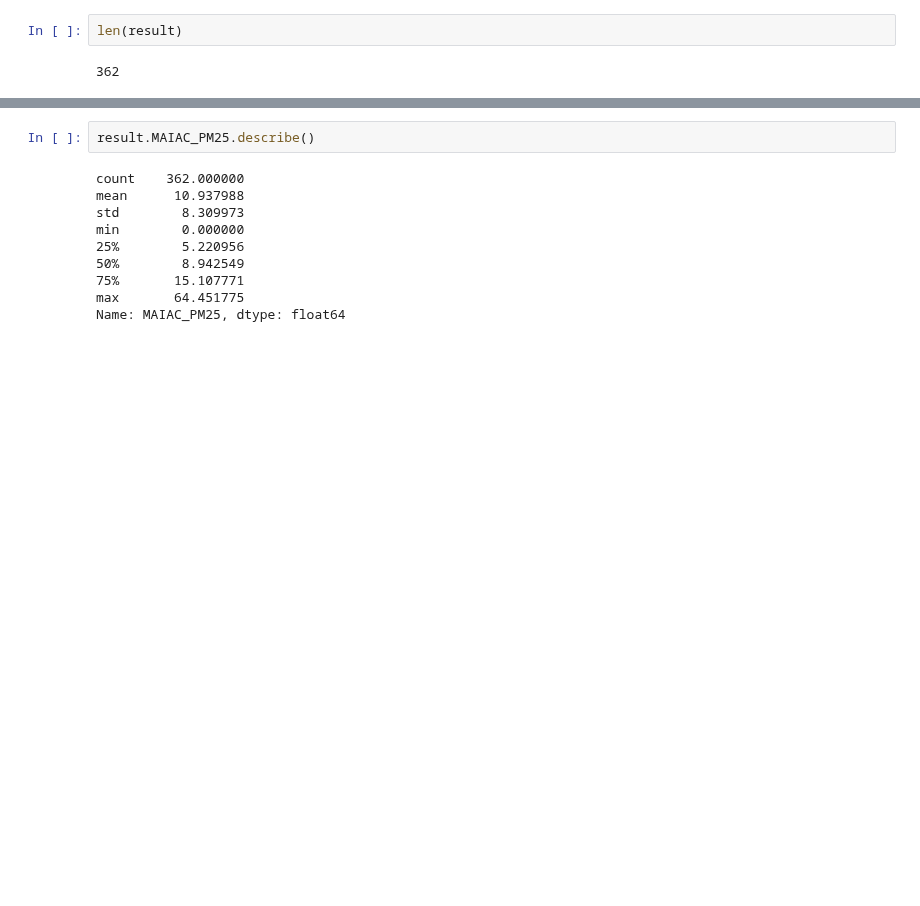
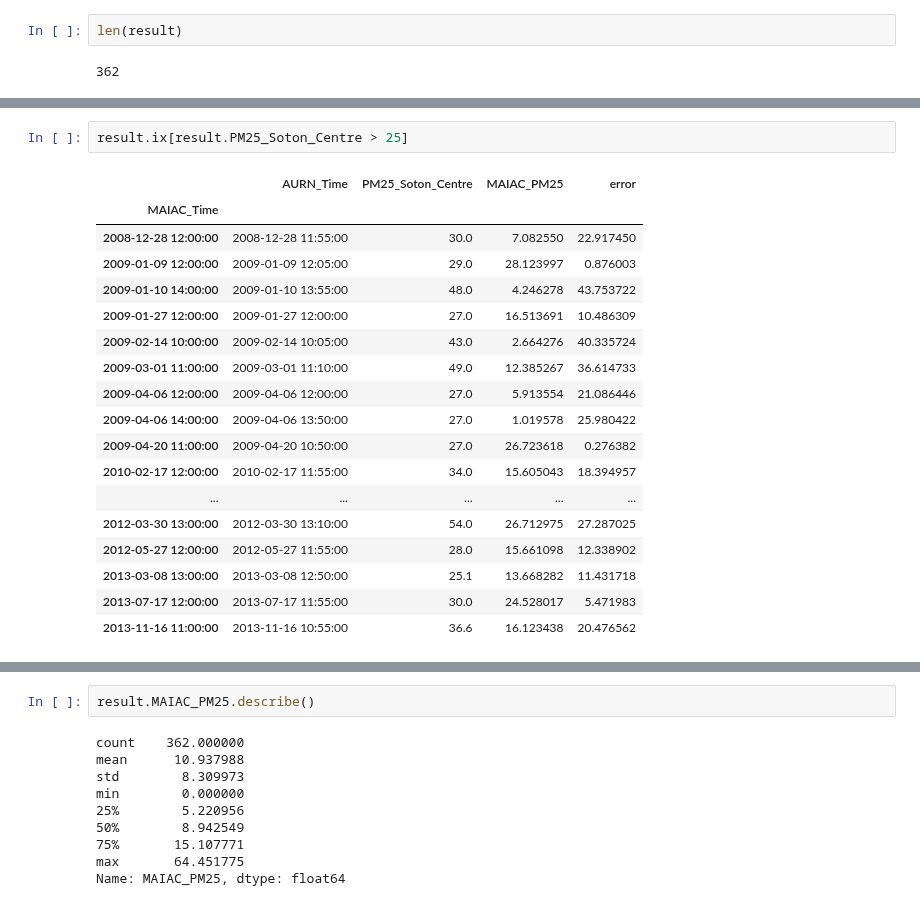
Before and after one commit to annalisasheehan/masters, a Jupyter notebook: AURN_Validation.ipynb, the cells around one changed output, grey strips where cells are left out. Saved outputs shown, nothing was run; the diff lists cells and outputs as text; blank space fills up the shorter version.

```diff
--- a/AURN_Validation.ipynb
+++ b/AURN_Validation.ipynb
@@ -192,0 +209,21 @@ result.ix[result.MAIAC_PM25 > 15]
+# %%
+result.ix[result.PM25_Soton_Centre > 25]
+# %% [output]
+|  | AURN_Time | PM25_Soton_Centre | MAIAC_PM25 | error |
+| MAIAC_Time |  |  |  |  |
+| 2008-12-28 12:00:00 | 2008-12-28 11:55:00 | 30.0 | 7.082550 | 22.917450 |
+| 2009-01-09 12:00:00 | 2009-01-09 12:05:00 | 29.0 | 28.123997 | 0.876003 |
+| 2009-01-10 14:00:00 | 2009-01-10 13:55:00 | 48.0 | 4.246278 | 43.753722 |
+| 2009-01-27 12:00:00 | 2009-01-27 12:00:00 | 27.0 | 16.513691 | 10.486309 |
+| 2009-02-14 10:00:00 | 2009-02-14 10:05:00 | 43.0 | 2.664276 | 40.335724 |
+| 2009-03-01 11:00:00 | 2009-03-01 11:10:00 | 49.0 | 12.385267 | 36.614733 |
+| 2009-04-06 12:00:00 | 2009-04-06 12:00:00 | 27.0 | 5.913554 | 21.086446 |
+| 2009-04-06 14:00:00 | 2009-04-06 13:50:00 | 27.0 | 1.019578 | 25.980422 |
+| 2009-04-20 11:00:00 | 2009-04-20 10:50:00 | 27.0 | 26.723618 | 0.276382 |
+| 2010-02-17 12:00:00 | 2010-02-17 11:55:00 | 34.0 | 15.605043 | 18.394957 |
+| ... | ... | ... | ... | ... |
+| 2012-03-30 13:00:00 | 2012-03-30 13:10:00 | 54.0 | 26.712975 | 27.287025 |
+| 2012-05-27 12:00:00 | 2012-05-27 11:55:00 | 28.0 | 15.661098 | 12.338902 |
+| 2013-03-08 13:00:00 | 2013-03-08 12:50:00 | 25.1 | 13.668282 | 11.431718 |
+| 2013-07-17 12:00:00 | 2013-07-17 11:55:00 | 30.0 | 24.528017 | 5.471983 |
+| 2013-11-16 11:00:00 | 2013-11-16 10:55:00 | 36.6 | 16.123438 | 20.476562 |
```
Also changed, not shown: parts of 44 cells of this notebook.
